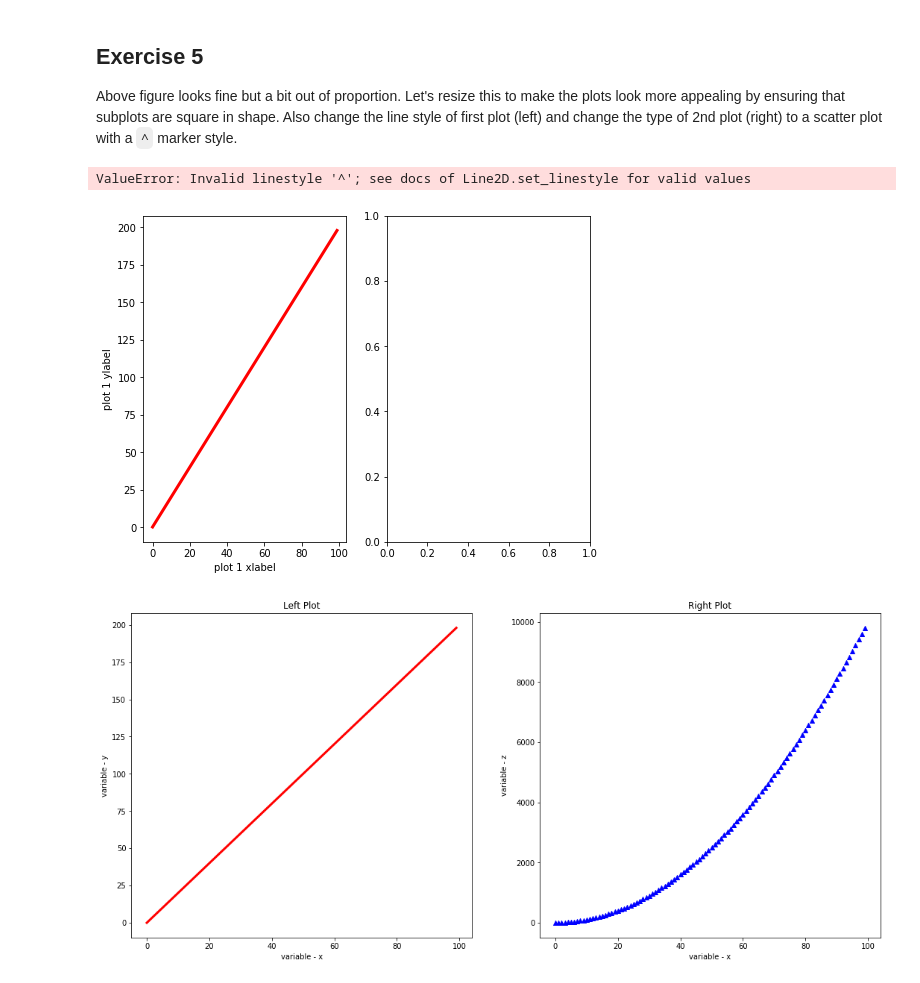
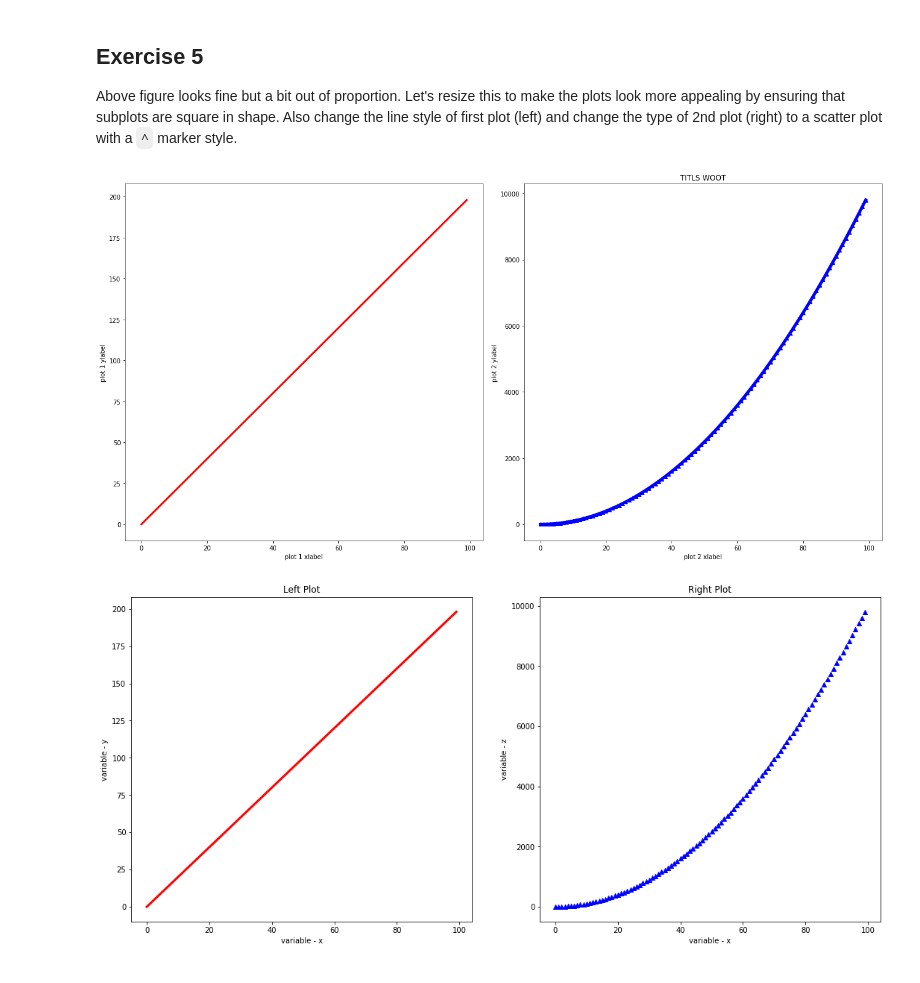
Before and after one commit to Patrickbfuller/dsc-1-03-13-customizing-visualizations-with-matplotlib-lab-seattle-ds-career-040119, a Jupyter notebook: index.ipynb, the cells around one changed output. Cells and saved outputs as stored; diff of their text form; code cells hidden in the pictures.

```diff
--- a/index.ipynb
+++ b/index.ipynb
@@ -179,26 +179,25 @@ fig4 = plt.figure(figsize=(8,6))
 
 Above figure looks fine but a bit out of proportion. Let's resize this to make the plots look more appealing by ensuring that subplots are square in shape. Also change the line style of first plot (left) and change the type of 2nd plot (right) to a scatter plot with a `^` marker style.
 # %%
-fig4 = plt.figure(figsize=(12,6))
+fig4 = plt.figure(figsize=(18,9))
 
 ax1 = fig4.add_subplot(121)  #creating plot fig with 1 row 2 cols and selecting the first
 ax2 = fig4.add_subplot(122)
 
 ax1.plot(x,y, linewidth = 3, linestyle = '-', color = 'red')
 ax1.set_xlabel('plot 1 xlabel')
 ax1.set_ylabel('plot 1 ylabel')
 ax1.set_label('this is plot 1')
 
-ax2.plot(x,z, linewidth= 5, linestyle = '^', color = 'blue')
+ax2.plot(x,z, linewidth= 5, marker = '^', color = 'blue')
 ax2.set_xlabel('plot 2 xlabel')
 ax2.set_ylabel('plot 2 ylabel')
 ax2.set_label('this is plot 2')
 ax2.set_title('TITLS WOOT')
 
 plt.tight_layout()
 # %% [output]
-ValueError: Invalid linestyle '^'; see docs of Line2D.set_linestyle for valid values
-[figure, old version]
+[figure, new version]
 # %%
 # %% [output]
 [figure]
```
